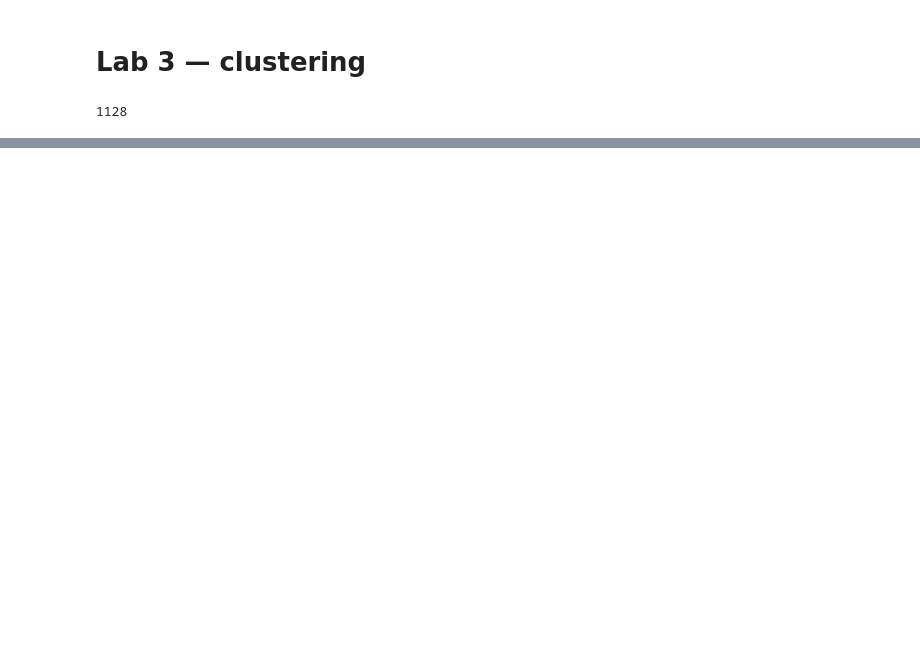
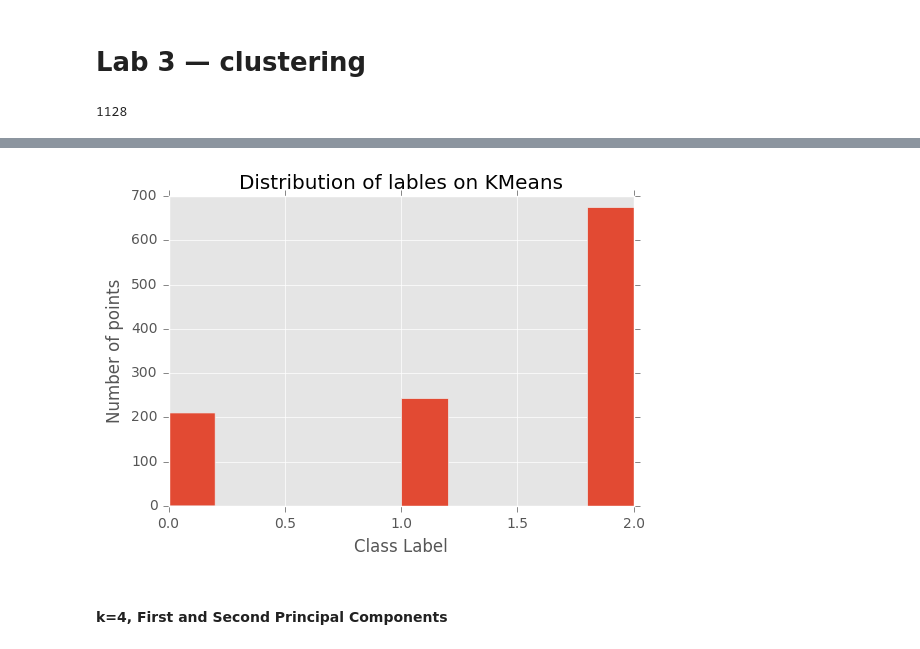
Before and after one commit to aurlien/friendship_paradox, a Jupyter notebook: lab3/ix-lab3/lab3-cluster.ipynb, the cells around one changed output, grey strips where cells are left out. Cells and saved outputs as stored; diff of their text form; code cells hidden in the pictures; blank space fills up the shorter version.

```diff
--- a/lab3/ix-lab3/lab3-cluster.ipynb
+++ b/lab3/ix-lab3/lab3-cluster.ipynb
@@ -59,0 +124,4 @@ plt.hist(kmeans)
+# %%
+kmeans3 = KMeans(init='k-means++', n_clusters=3)
+kmeans3.fit(tag_embedding)
+pred = kmeans3.fit_predict(tag_embedding)
@@ -59,0 +133,6 @@ plt.hist(kmeans)
+# %%
+kmeans_hist(pred)
+# %% [output]
+[figure, added]
+# %% [markdown]
+#### k=4, First and Second Principal Components
```
Also changed, not shown: parts of 47 cells of this notebook.
